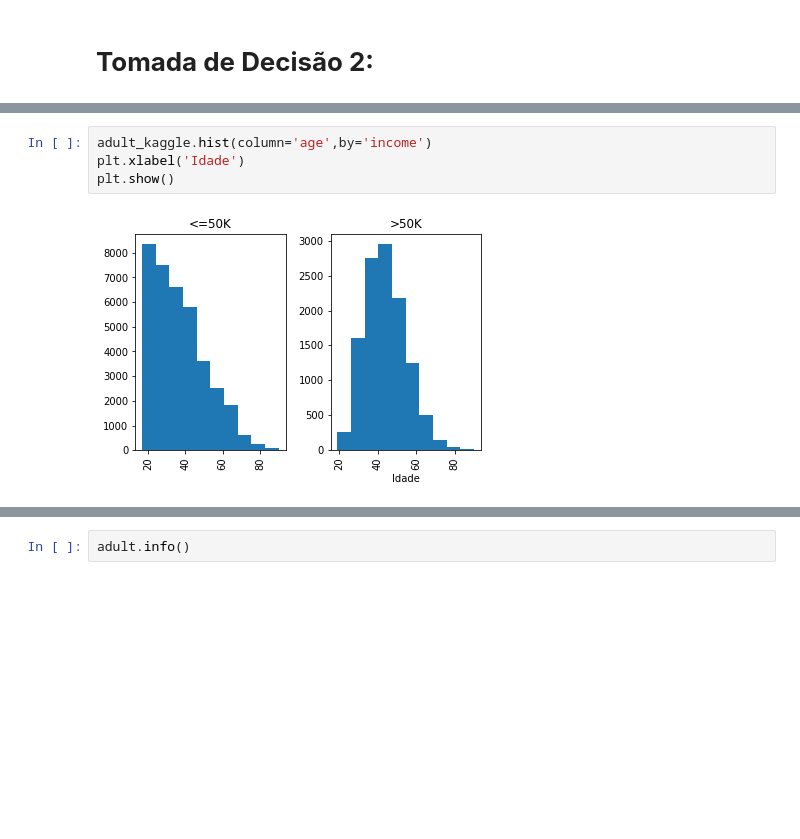
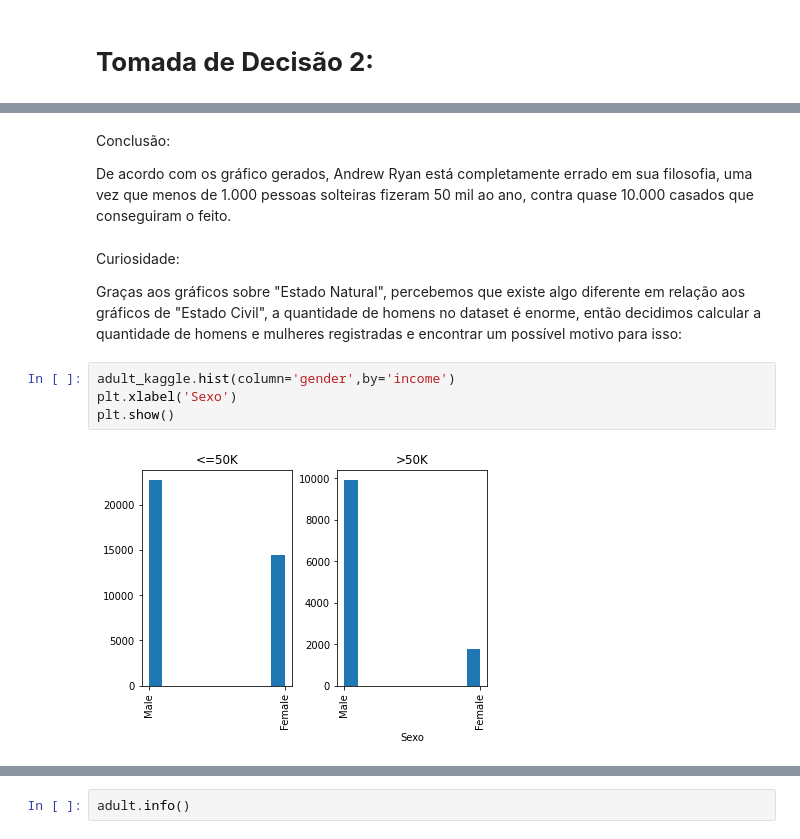
Before and after one commit to leonardojupiter/ciencia-de-dados-adult, a Jupyter notebook: ciencia_de_dados_adult.ipynb, the cells around one changed output, grey strips where cells are left out. Drawn from its saved outputs; the diff is of its cells as text; blank space fills up the shorter version.

```diff
--- a/ciencia_de_dados_adult.ipynb
+++ b/ciencia_de_dados_adult.ipynb
@@ -37,6 +46,14 @@ Quantidade de pessoas que conseguiram fazer 50 mil ao ano solteiras, em relaçã
+# %% [markdown]
+Conclusão:
+
+De acordo com os gráfico gerados, Andrew Ryan está completamente errado em sua filosofia, uma vez que menos de 1.000 pessoas solteiras fizeram 50 mil ao ano, contra quase 10.000 casados que conseguiram o feito.
+# %% [markdown]
+Curiosidade:
+
+Graças aos gráficos sobre "Estado Natural", percebemos que existe algo diferente em relação aos gráficos de "Estado Civil", a quantidade de homens no dataset é enorme, então decidimos calcular a quantidade de homens e mulheres registradas e encontrar um possível motivo para isso:
 # %%
-adult_kaggle.hist(column='age',by='income')
-plt.xlabel('Idade')
+adult_kaggle.hist(column='gender',by='income')
+plt.xlabel('Sexo')
 plt.show()
 # %% [output]
-[figure, old version]
+[figure, new version]
```
Also changed, not shown: parts of 5 cells of this notebook.
